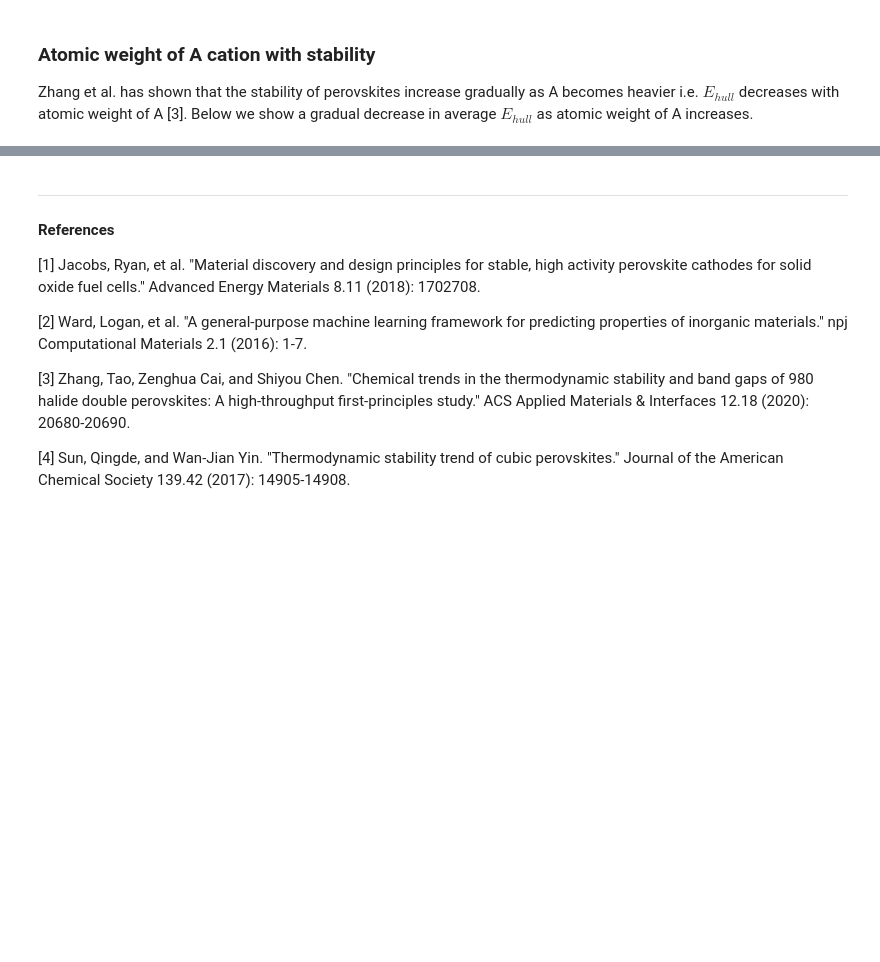
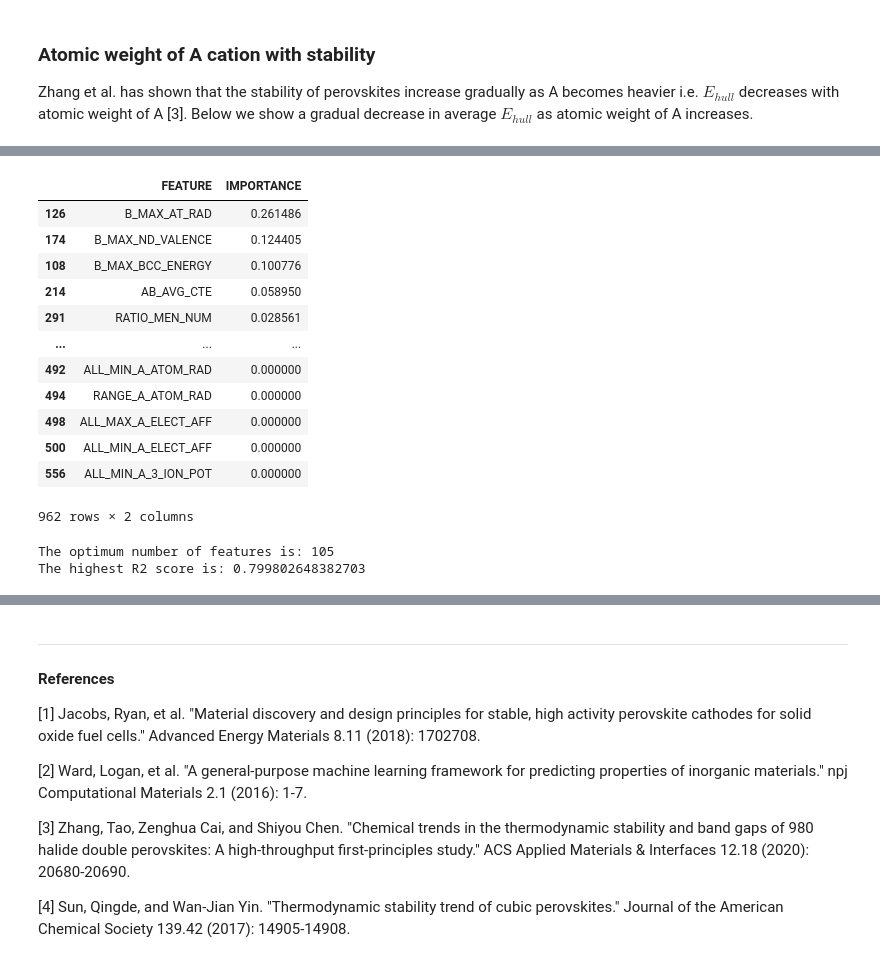
Before and after one commit to machinelurning/stable-perovskites, a Jupyter notebook: preliminary-analysis.ipynb, the cells around one changed output, grey strips where cells are left out. Saved outputs shown, nothing was run; the diff lists cells and outputs as text; code cells hidden in the pictures; blank space fills up the shorter version.

```diff
--- a/preliminary-analysis.ipynb
+++ b/preliminary-analysis.ipynb
@@ -765,4 +924,6 @@ histogram_w_avg(20, "SUN_FACTOR", "ENERGY_ABOVE_HULL")
 # %%
+X = df[string_columns_non_y]
+y = df["ENERGY_ABOVE_HULL"]
 X_train, X_test, y_train, y_test = train_test_split(X, y,
                                                     test_size=0.20,
                                                     random_state=42)
@@ -775,2 +930,10 @@ scaler = StandardScaler()
-# %%
-X_train = scaler.fit_transform(X_train)
+# %%
+# Constructing XGBoost Regressor
+xgb = XGBRegressor()
+
+# Cross-validation
+xgb_init_scores = cross_validate(xgb,
+                                 X_train,
+                                 y_train,
+                                 cv=5,
+                                 scoring='r2')
@@ -776,0 +947,21 @@ X_train = scaler.fit_transform(X_train)
+# %%
+xgb.fit(X_train, y_train)
+f_i = xgb.feature_importances_
+# %%
+df_fi = pd.DataFrame(list(zip(X.columns, f_i)), columns=["FEATURE", "IMPORTANCE"])
+df_fi = df_fi.sort_values("IMPORTANCE", ascending=False)
+df_fi
+# %% [output]
+|  | FEATURE | IMPORTANCE |
+| 126 | B_MAX_AT_RAD | 0.261486 |
+| 174 | B_MAX_ND_VALENCE | 0.124405 |
+| 108 | B_MAX_BCC_ENERGY | 0.100776 |
+| 214 | AB_AVG_CTE | 0.058950 |
+| 291 | RATIO_MEN_NUM | 0.028561 |
+| ... | ... | ... |
+| 492 | ALL_MIN_A_ATOM_RAD | 0.000000 |
+| 494 | RANGE_A_ATOM_RAD | 0.000000 |
+| 498 | ALL_MAX_A_ELECT_AFF | 0.000000 |
+| 500 | ALL_MIN_A_ELECT_AFF | 0.000000 |
+| 556 | ALL_MIN_A_3_ION_POT | 0.000000 |
+962 rows × 2 columns
@@ -776,0 +1009,6 @@ X_train = scaler.fit_transform(X_train)
+# %%
+print(f"The optimum number of features is: {feature_count[np.argmax(r2_score)]}")
+print(f"The highest R2 score is: {r2_score[np.argmax(r2_score)]}")
+# %% [output]
+The optimum number of features is: 105
+The highest R2 score is: 0.799802648382703
```
Also changed, not shown: parts of 49 cells of this notebook.
